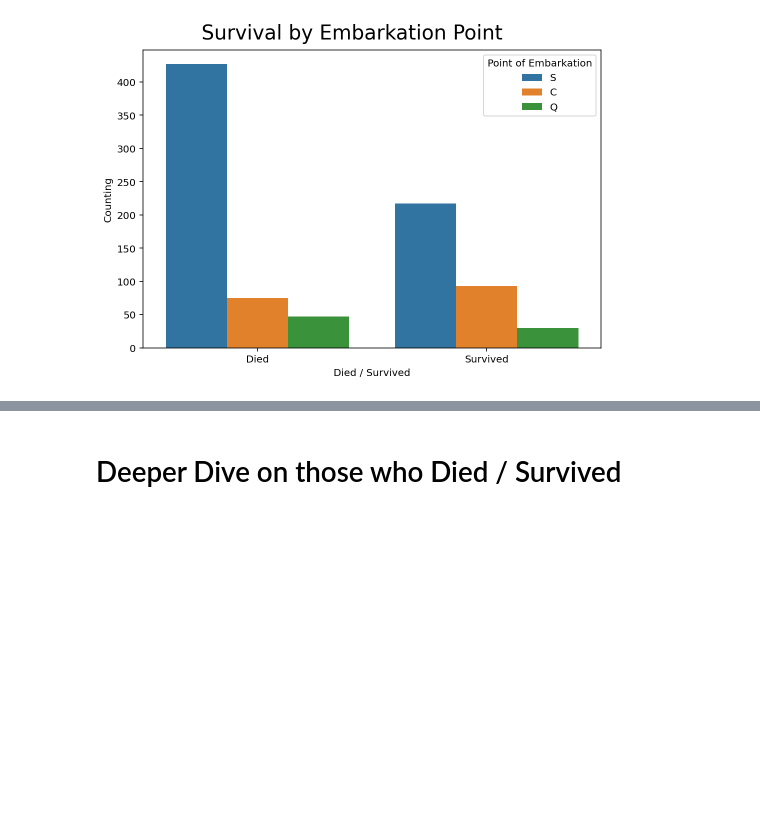
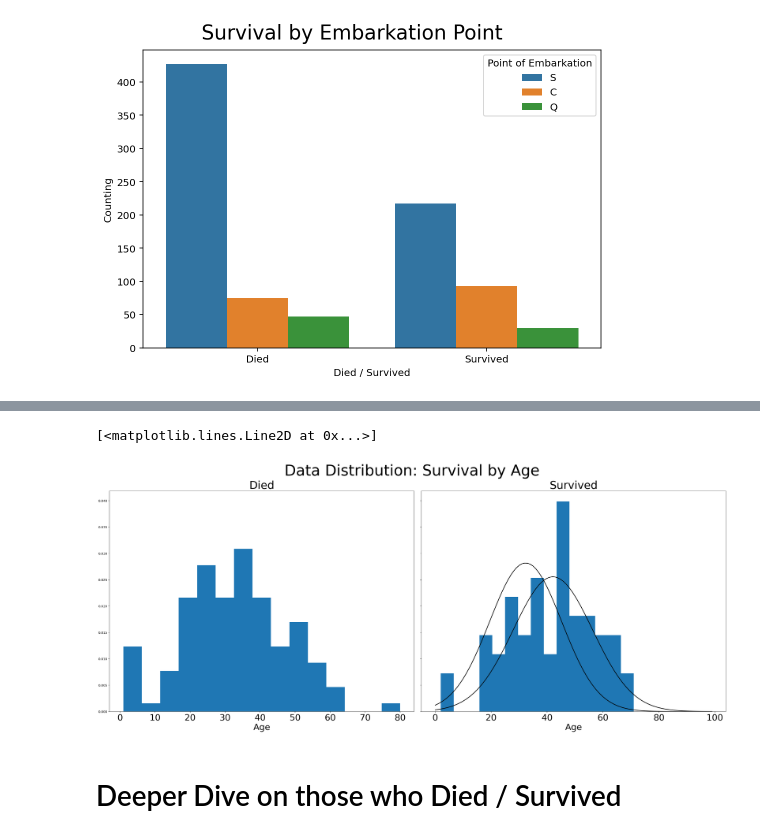
Before and after one commit to nizarhamood/Titanic, a Jupyter notebook: titanic.ipynb, the cells around one changed output, grey strips where cells are left out. Cells and saved outputs as stored; diff of their text form; code cells hidden in the pictures; blank space fills up the shorter version.

Commit message:
Adding normal distribution overlay on subplots histogram

```diff
--- a/titanic.ipynb
+++ b/titanic.ipynb
@@ -626,0 +641,6 @@ hue_countplot(
+# %%
+age_surv_data = train.query('Survived == 1')
+age_surv_data = age_surv_data.dropna()
+
+age_died_data = train.query('Survived == 0')
+age_died_data = age_died_data.dropna()
@@ -627,3 +650,59 @@ hue_countplot(
+# %%
+
+# Data Column
+age_surv_data_col = age_surv_data['Age']
+age_died_data_col = age_died_data['Age']
+
+# Subplot formmating
+fig, axs = plt.subplots(nrows=1, ncols=2, figsize=(28,12), constrained_layout=True, sharey=True) # sharey (because the y-axis are shared)
+
+# Normally distributed fitting of data
+mu_age_surv, std_age_surv = norm.fit(age_surv_data_col)
+mu_age_died, std_age_died = norm.fit(age_died_data_col)
+
+# Histogram Parameters
+age_surv = axs[0].hist(data = age_surv_data, x = 'Age', density = True, bins = 15)
+age_died = axs[1].hist(data = age_died_data, x = 'Age', density = True, bins = 15)
+
+# Detailed formatting
+figtitle = fig.suptitle('Data Distribution: Survival by Age', fontsize = 48)
+
+# Titles
+axs[0].set_title('Died', fontsize=35)
+axs[1].set_title('Survived', fontsize=35)
+
+# Tick parameters
+axs[0].tick_params(axis = 'x', labelsize = 28)
+axs[1].tick_params(axis = 'x', labelsize = 28)
+
+# X Labels
+axs[0].set_xlabel('Age', size = 28)
+axs[1].set_xlabel('Age', size = 28)
+
+
+'''
+Update the below to fit on both graphs
+'''
+# Survived Normal distribution overlay
+mu_age_surv, std_age_surv = norm.fit(age_surv_data_age_col)
+
+xmin_surv, xmax_surv = plt.xlim()
+x_died = np.linspace(xmin_surv, xmax_surv, 100)
+p_died = norm.pdf(x, mu_age_died, std_age_died)
+
+plt.plot(p_died, 'k', linewidth = 2)
+
+# Died Normal distribution overlay
+mu_age_died, std_age_died = norm.fit(age_died_data_age_col)
+
+xmin_died, xmax_died = plt.xlim()
+x_died = np.linspace(xmin_died, xmax_died, 100)
+p_died = norm.pdf(x_died, mu_age_died, std_age_died)
+
+plt.plot(p_died, 'k', linewidth = 2)
+# %% [output]
+[<matplotlib.lines.Line2D at 0x...>]
+[figure, added]
 # %% [markdown]
 # Deeper Dive on those who Died / Survived
 # %% [markdown]
```
Also changed, not shown: parts of 7 cells of this notebook, 1 other file.
